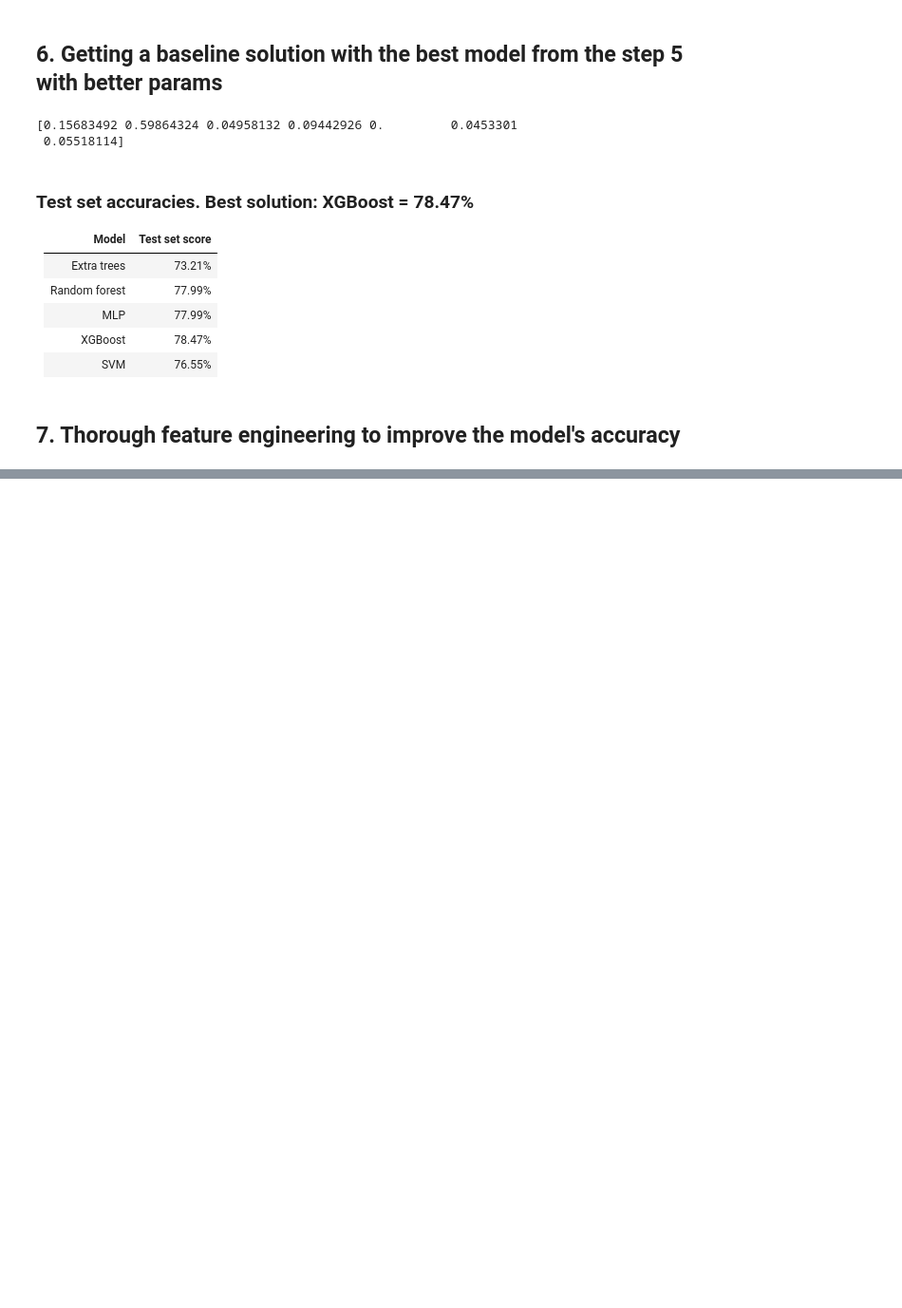
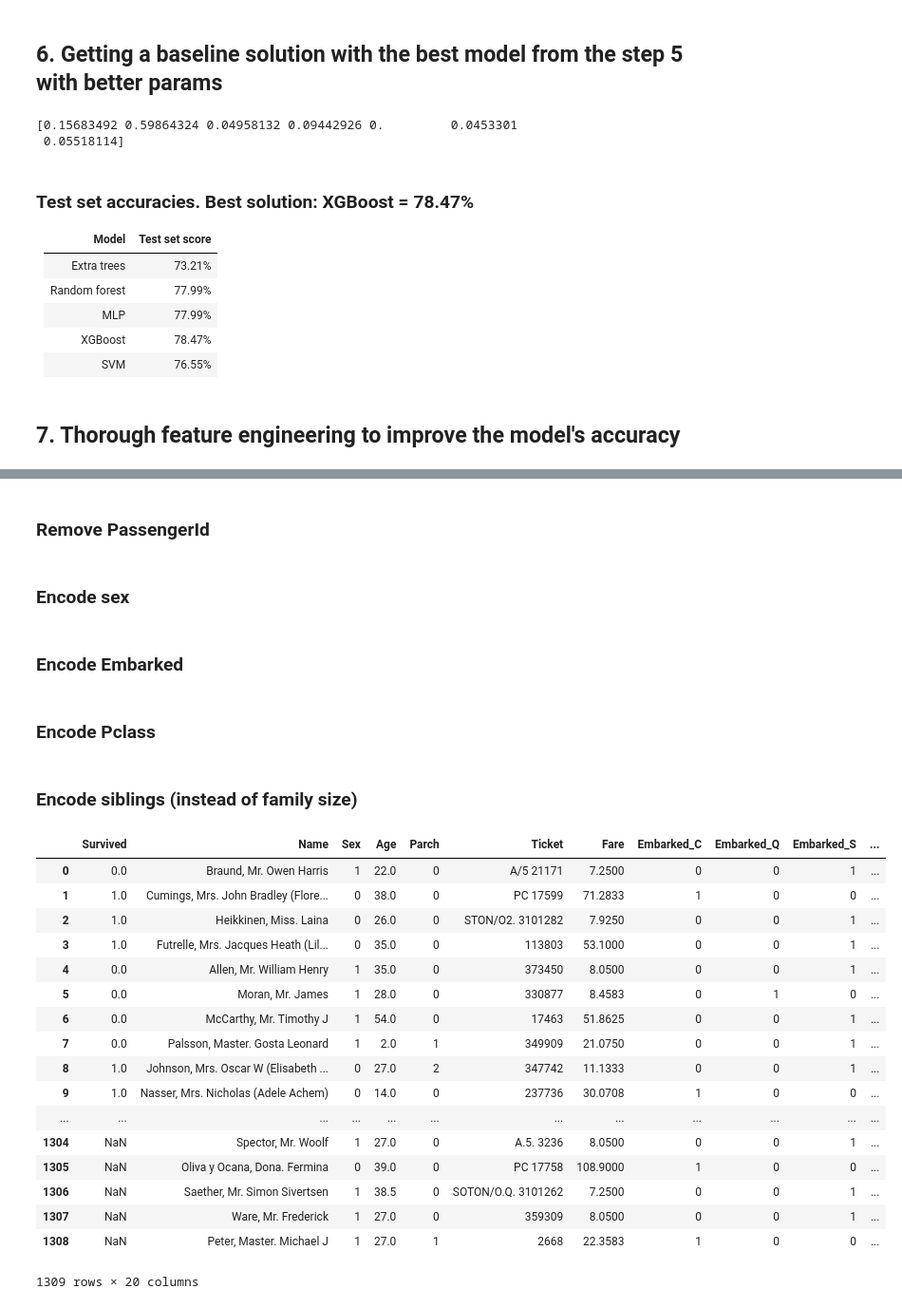
Before and after one commit to GlaIZier/titanic-prediction, a Jupyter notebook: notebooks/approach2.ipynb, the cells around one changed output, grey strips where cells are left out. Shown at 95% size. Saved outputs shown, nothing was run; the diff lists cells and outputs as text; code cells hidden in the pictures; blank space fills up the shorter version.

```diff
--- a/notebooks/approach2.ipynb
+++ b/notebooks/approach2.ipynb
@@ -501,0 +515,45 @@ csv_predictions(predictions, args.baseline_solution_filename)
+# %% [markdown]
+### Remove PassengerId
+# %%
+comb.drop('PassengerId', axis=1, inplace=True, errors = 'ignore')
+# %% [markdown]
+### Encode sex
+# %%
+comb['Sex'] = comb['Sex'].astype('category').cat.codes
+# %% [markdown]
+### Encode Embarked
+# %%
+embarked_dummies = pd.get_dummies(comb['Embarked'], prefix='Embarked')
+comb = pd.concat([comb, embarked_dummies], axis=1)
+comb.drop('Embarked', axis=1, inplace=True)
+# %% [markdown]
+### Encode Pclass
+# %%
+pclass_dummies = pd.get_dummies(comb['Pclass'], prefix='Pclass')
+comb = pd.concat([comb, pclass_dummies], axis=1)
+comb.drop('Pclass', axis=1, inplace=True)
+# %% [markdown]
+### Encode siblings (instead of family size)
+# %%
+sibsp_dummies = pd.get_dummies(comb['SibSp'], prefix='SibSp')
+comb = pd.concat([comb, sibsp_dummies], axis=1)
+comb.drop('SibSp', axis=1, inplace=True)
+# %% [output]
+|  | Survived | Name | Sex | Age | Parch | Ticket | Fare | Embarked_C | Embarked_Q | Embarked_S | ... |
+| 0 | 0.0 | Braund, Mr. Owen Harris | 1 | 22.0 | 0 | A/5 21171 | 7.2500 | 0 | 0 | 1 | ... |
+| 1 | 1.0 | Cumings, Mrs. John Bradley (Flore... | 0 | 38.0 | 0 | PC 17599 | 71.2833 | 1 | 0 | 0 | ... |
+| 2 | 1.0 | Heikkinen, Miss. Laina | 0 | 26.0 | 0 | STON/O2. 3101282 | 7.9250 | 0 | 0 | 1 | ... |
+| 3 | 1.0 | Futrelle, Mrs. Jacques Heath (Lil... | 0 | 35.0 | 0 | 113803 | 53.1000 | 0 | 0 | 1 | ... |
+| 4 | 0.0 | Allen, Mr. William Henry | 1 | 35.0 | 0 | 373450 | 8.0500 | 0 | 0 | 1 | ... |
+| 5 | 0.0 | Moran, Mr. James | 1 | 28.0 | 0 | 330877 | 8.4583 | 0 | 1 | 0 | ... |
+| 6 | 0.0 | McCarthy, Mr. Timothy J | 1 | 54.0 | 0 | 17463 | 51.8625 | 0 | 0 | 1 | ... |
+| 7 | 0.0 | Palsson, Master. Gosta Leonard | 1 | 2.0 | 1 | 349909 | 21.0750 | 0 | 0 | 1 | ... |
+| 8 | 1.0 | Johnson, Mrs. Oscar W (Elisabeth ... | 0 | 27.0 | 2 | 347742 | 11.1333 | 0 | 0 | 1 | ... |
+| 9 | 1.0 | Nasser, Mrs. Nicholas (Adele Achem) | 0 | 14.0 | 0 | 237736 | 30.0708 | 1 | 0 | 0 | ... |
+| ... | ... | ... | ... | ... | ... | ... | ... | ... | ... | ... | ... |
+| 1304 | NaN | Spector, Mr. Woolf | 1 | 27.0 | 0 | A.5. 3236 | 8.0500 | 0 | 0 | 1 | ... |
+| 1305 | NaN | Oliva y Ocana, Dona. Fermina | 0 | 39.0 | 0 | PC 17758 | 108.9000 | 1 | 0 | 0 | ... |
+| 1306 | NaN | Saether, Mr. Simon Sivertsen | 1 | 38.5 | 0 | SOTON/O.Q. 3101262 | 7.2500 | 0 | 0 | 1 | ... |
+| 1307 | NaN | Ware, Mr. Frederick | 1 | 27.0 | 0 | 359309 | 8.0500 | 0 | 0 | 1 | ... |
+| 1308 | NaN | Peter, Master. Michael J | 1 | 27.0 | 1 | 2668 | 22.3583 | 1 | 0 | 0 | ... |
+1309 rows × 20 columns
```
Also changed, not shown: parts of 5 cells of this notebook.
